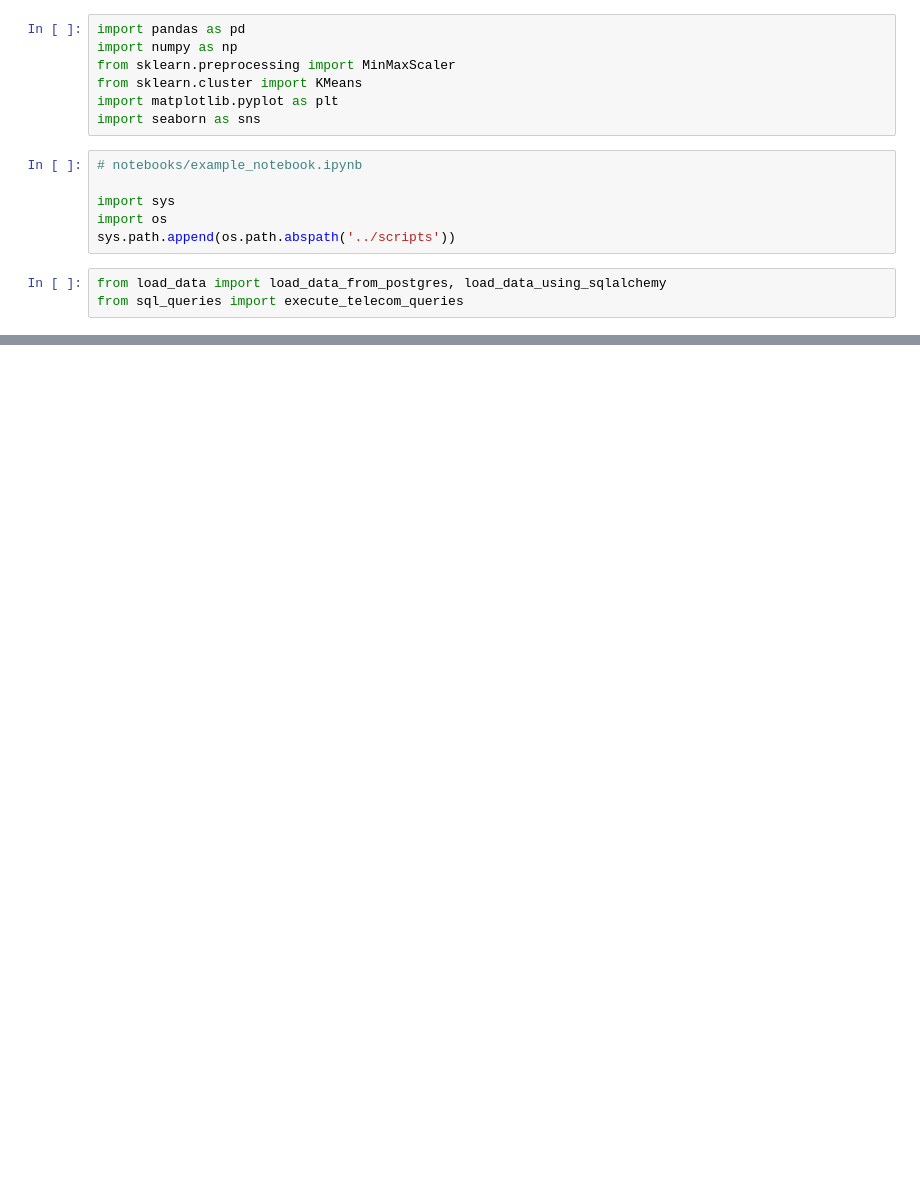
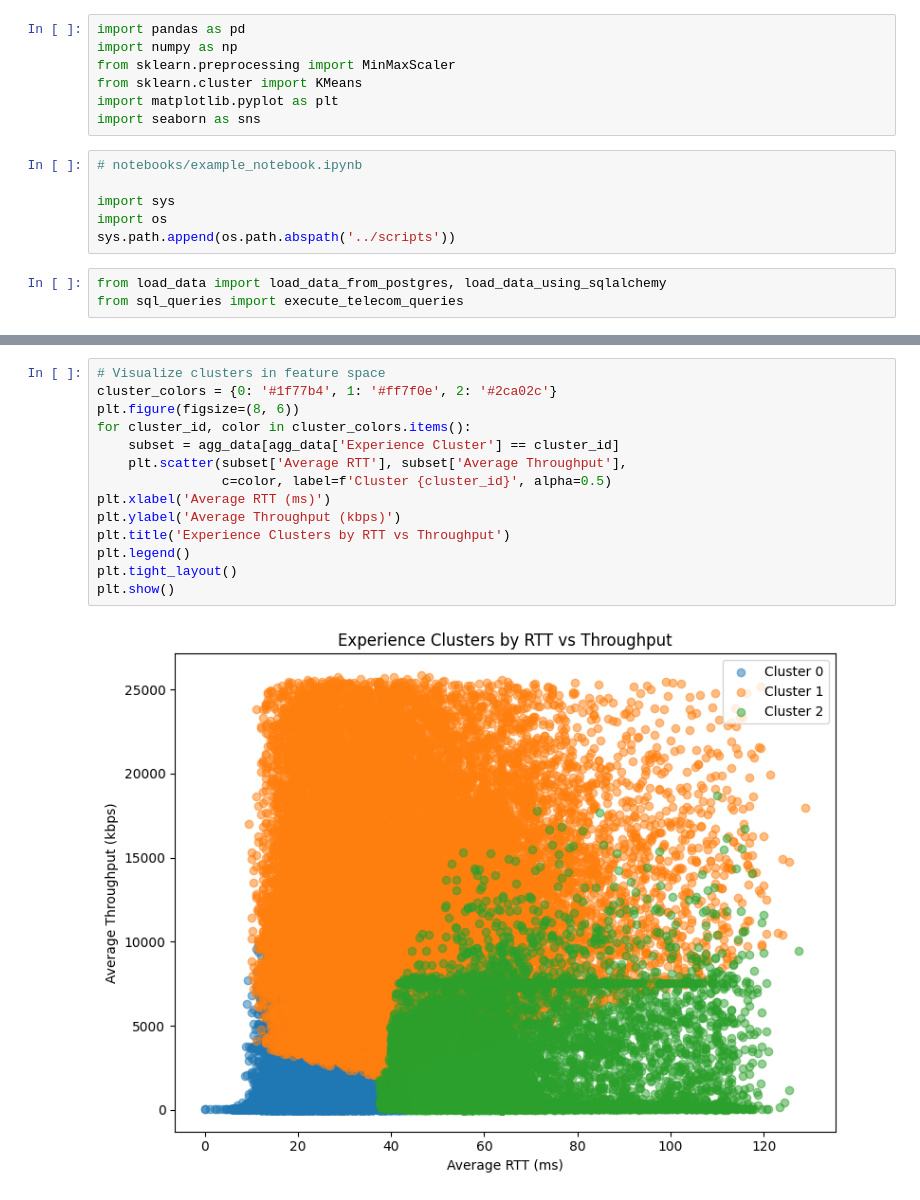
Before and after one commit to SosiSis/Telcom, a Jupyter notebook: notebooks/user_experience_analytics.ipynb, the cells around one changed output, grey strips where cells are left out. Drawn from its saved outputs; the diff is of its cells as text; blank space fills up the shorter version.

```diff
--- a/notebooks/user_experience_analytics.ipynb
+++ b/notebooks/user_experience_analytics.ipynb
@@ -117,0 +305,16 @@ print(cluster_summary)
+# %%
+# Visualize clusters in feature space
+cluster_colors = {0: '#1f77b4', 1: '#ff7f0e', 2: '#2ca02c'}
+plt.figure(figsize=(8, 6))
+for cluster_id, color in cluster_colors.items():
+    subset = agg_data[agg_data['Experience Cluster'] == cluster_id]
+    plt.scatter(subset['Average RTT'], subset['Average Throughput'],
+                c=color, label=f'Cluster {cluster_id}', alpha=0.5)
+plt.xlabel('Average RTT (ms)')
+plt.ylabel('Average Throughput (kbps)')
+plt.title('Experience Clusters by RTT vs Throughput')
+plt.legend()
+plt.tight_layout()
+plt.show()
+# %% [output]
+[figure, added]
```
Also changed, not shown: parts of 18 cells of this notebook, 7 other files.
